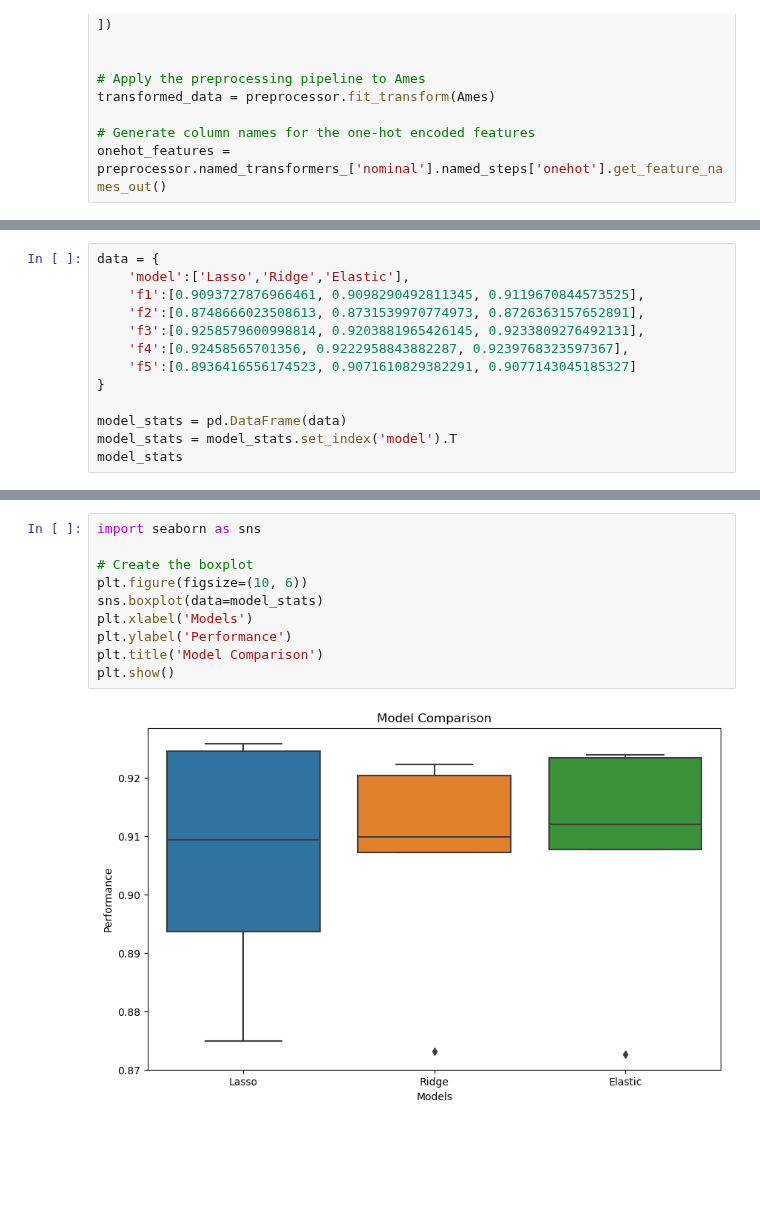
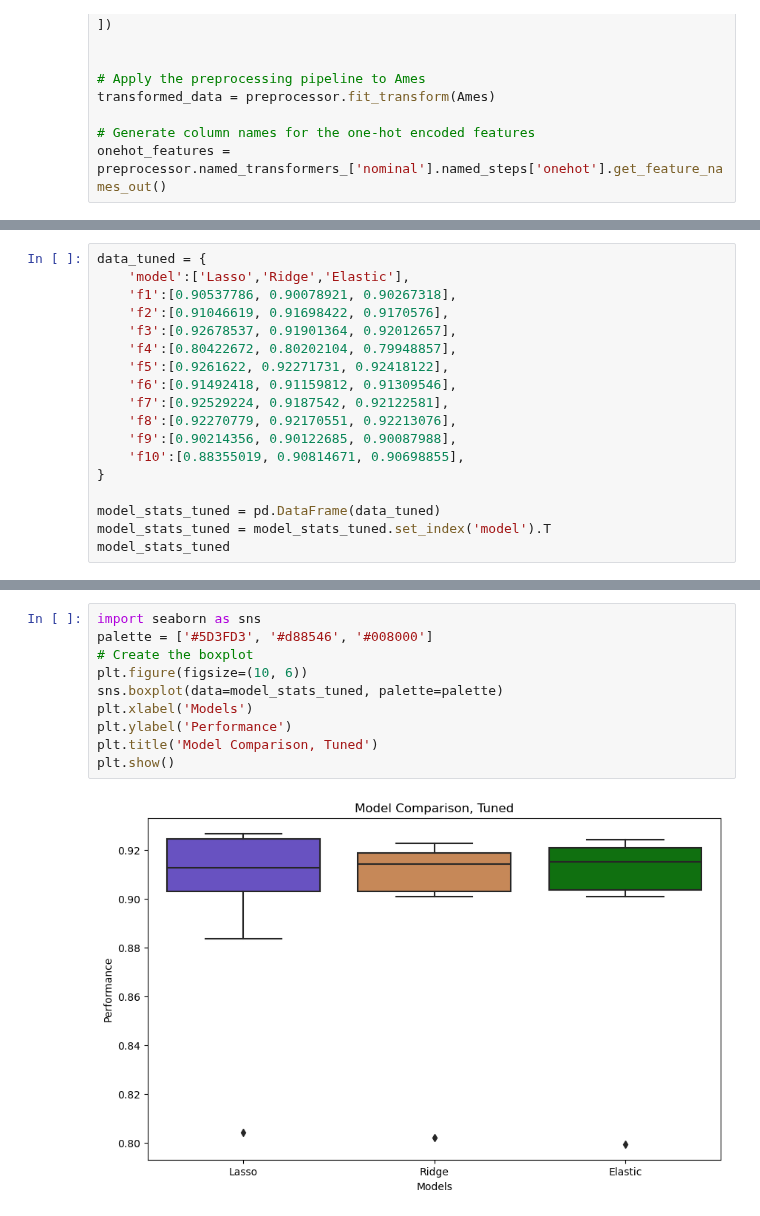
Before and after one commit to dimmediato/ML_Ames_Housing, a Jupyter notebook: Pipeline Python Final/Regression_Models.ipynb, the cells around one changed output, grey strips where cells are left out. Cells and saved outputs as stored; diff of their text form; blank space fills up the shorter version.

```diff
--- a/Pipeline Python Final/Regression_Models.ipynb
+++ b/Pipeline Python Final/Regression_Models.ipynb
@@ -219,15 +605,20 @@ array([0.91196708, 0.87263632, 0.92338093, 0.92397683, 0.9077143 ])
 # %%
-data = {
+data_tuned = {
     'model':['Lasso','Ridge','Elastic'],
-    'f1':[0.9093727876966461, 0.9098290492811345, 0.9119670844573525],
-    'f2':[0.8748666023508613, 0.8731539970774973, 0.8726363157652891],
-    'f3':[0.9258579600998814, 0.9203881965426145, 0.9233809276492131],
-    'f4':[0.92458565701356, 0.9222958843882287, 0.9239768323597367],
-    'f5':[0.8936416556174523, 0.9071610829382291, 0.9077143045185327]
+    'f1':[0.90537786, 0.90078921, 0.90267318],
+    'f2':[0.91046619, 0.91698422, 0.9170576],
+    'f3':[0.92678537, 0.91901364, 0.92012657],
+    'f4':[0.80422672, 0.80202104, 0.79948857],
+    'f5':[0.9261622, 0.92271731, 0.92418122],
+    'f6':[0.91492418, 0.91159812, 0.91309546],
+    'f7':[0.92529224, 0.9187542, 0.92122581],
+    'f8':[0.92270779, 0.92170551, 0.92213076],
+    'f9':[0.90214356, 0.90122685, 0.90087988],
+    'f10':[0.88355019, 0.90814671, 0.90698855],
 }
 
-model_stats = pd.DataFrame(data)
-model_stats = model_stats.set_index('model').T
-model_stats
+model_stats_tuned = pd.DataFrame(data_tuned)
+model_stats_tuned = model_stats_tuned.set_index('model').T
+model_stats_tuned
 # %% [output]
 | model | Lasso | Ridge | Elastic |
@@ -239,12 +635,12 @@ model_stats
 # %%
 import seaborn as sns
-
+palette = ['#5D3FD3', '#d88546', '#008000']
 # Create the boxplot
 plt.figure(figsize=(10, 6))
-sns.boxplot(data=model_stats)
+sns.boxplot(data=model_stats_tuned, palette=palette)
 plt.xlabel('Models')
 plt.ylabel('Performance')
-plt.title('Model Comparison')
+plt.title('Model Comparison, Tuned')
 plt.show()
 # %% [output]
-[figure, old version]
+[figure, new version]
```
Also changed, not shown: parts of 28 cells of this notebook, 6 other files.
